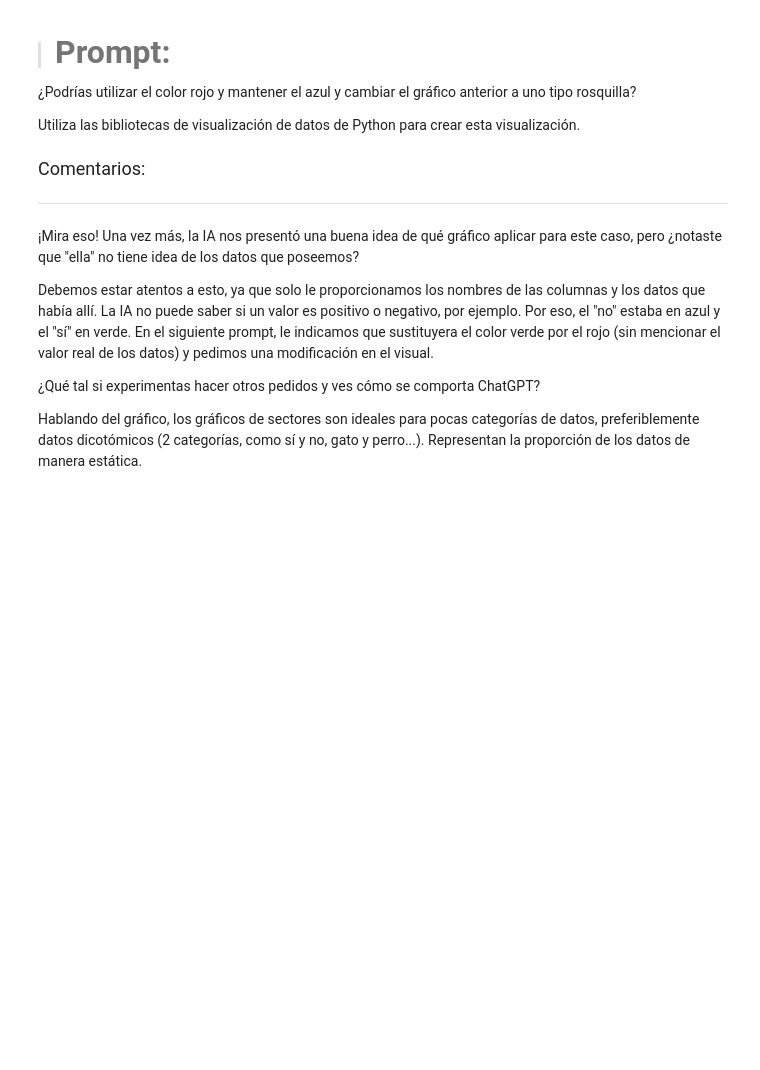
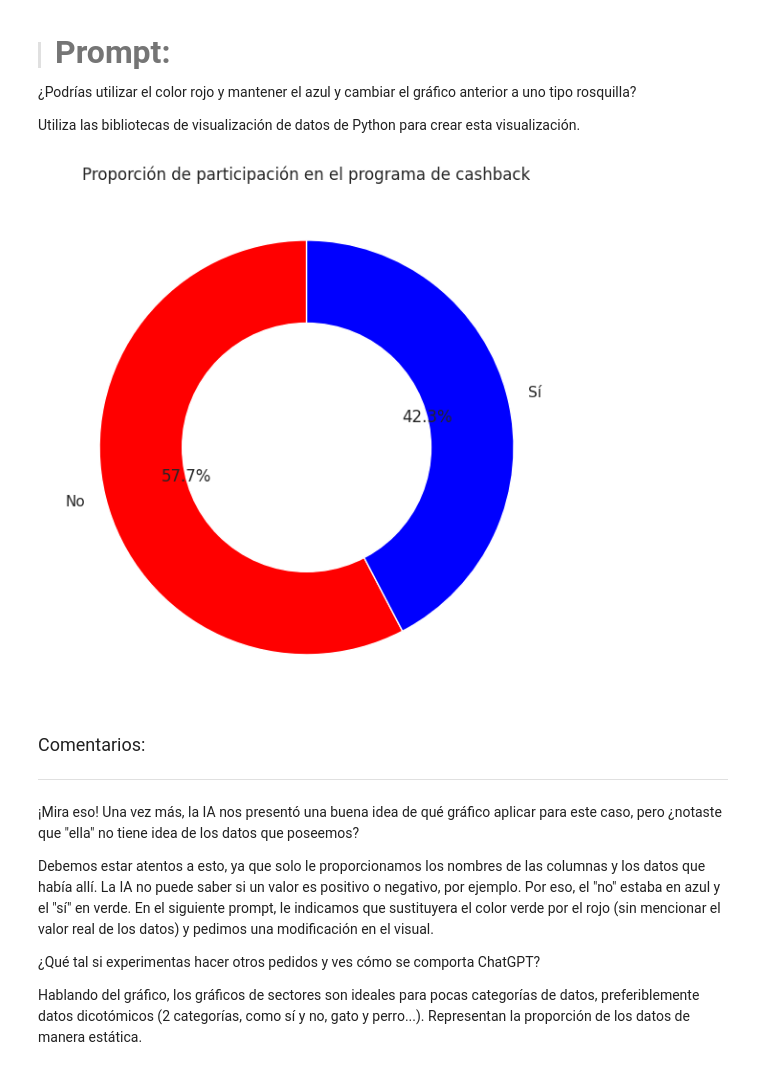
Before and after one commit to Starleen1996/Pandas-E-S, a Jupyter notebook: IA_aplicada_a_ciencia_de_datos.ipynb, the cells around one changed output. Saved outputs shown, nothing was run; the diff lists cells and outputs as text; code cells hidden in the pictures; blank space fills up the shorter version.

```diff
--- a/IA_aplicada_a_ciencia_de_datos.ipynb
+++ b/IA_aplicada_a_ciencia_de_datos.ipynb
@@ -1035,6 +1061,32 @@ Utiliza las bibliotecas de visualización de datos de Python para crear esta vis
 ¿Podrías utilizar el color rojo y mantener el azul y cambiar el gráfico anterior a uno tipo rosquilla?
 
 Utiliza las bibliotecas de visualización de datos de Python para crear esta visualización.
+# %%
+
+
+# Contar los valores
+conteo_cashback = df['cashback'].value_counts()
+
+# Crear gráfico tipo rosquilla con 'No' en rojo y 'Sí' en azul
+plt.figure(figsize=(6, 6))
+wedges, texts, autotexts = plt.pie(
+    conteo_cashback,
+    labels=conteo_cashback.index,
+    autopct='%1.1f%%',
+    colors=['red', 'blue'],  # 'No' = rojo, 'Sí' = azul
+    startangle=90,
+    wedgeprops={'edgecolor': 'white'}
+)
+
+# Dibujar un círculo blanco en el centro para que se vea como una rosquilla
+centro = plt.Circle((0, 0), 0.60, fc='white')
+plt.gca().add_artist(centro)
+
+plt.title('Proporción de participación en el programa de cashback')
+plt.tight_layout()
+plt.show()
+# %% [output]
+[figure, added]
 # %% [markdown]
 <font color="7b71ff" size=4> Comentarios: </font>
 
```
Also changed, not shown: parts of 12 cells of this notebook.
